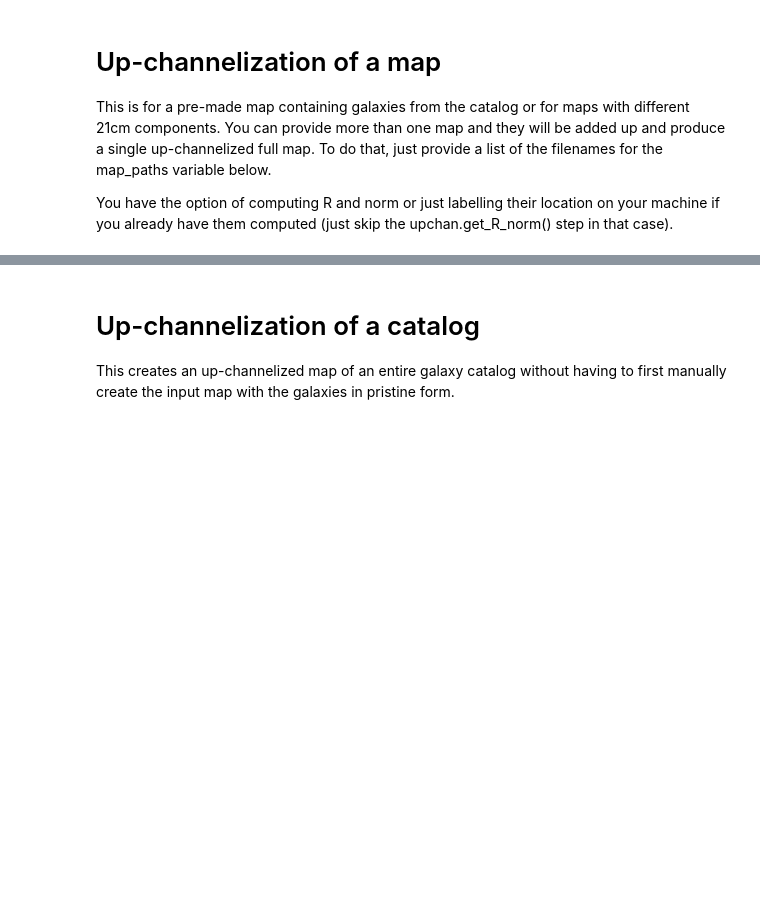
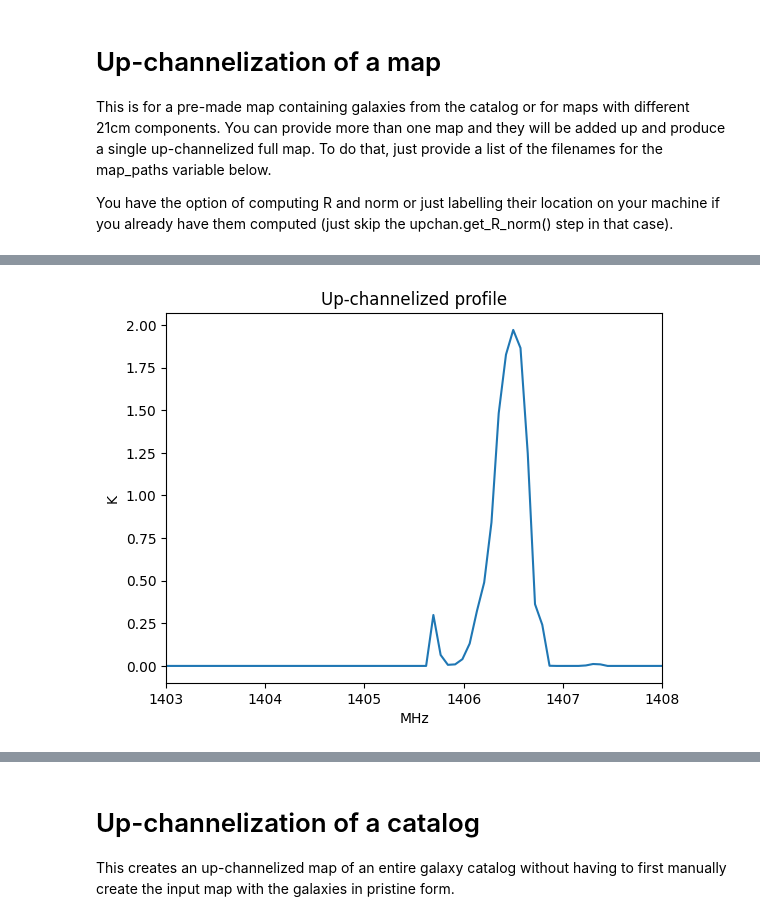
Before and after one commit to rebeccaceppas/H_GASP, a Jupyter notebook: tutorials/upchannelization.ipynb, the cells around one changed output, grey strips where cells are left out. Saved outputs shown, nothing was run; the diff lists cells and outputs as text; code cells hidden in the pictures; blank space fills up the shorter version.

```diff
--- a/tutorials/upchannelization.ipynb
+++ b/tutorials/upchannelization.ipynb
@@ -59,3 +62,21 @@ Channelized map saved at ./upchan/upchan_map.h5
+# %%
+# looking at result
+fff = h5py.File(output_directory+output_filename)
+upchan_map = fff['map'][:]
+farray = fff['index_map']['freq']
+freqs = [fi[0] for fi in farray]
+fff.close()
+
+gal_pix = np.argmax(upchan_map[20,0,:])
+
+plt.plot(freqs, upchan_map[:,0,gal_pix])
+plt.xlabel('MHz')
+plt.ylabel('K')
+plt.title('Up-channelized profile')
+plt.xlim(1403,1408)
+plt.show()
+# %% [output]
+[figure, added]
 # %%
 fff = h5py.File(map_paths)
 upchan_map = fff['map'][:]
```
Also changed, not shown: parts of 9 cells of this notebook, 1 other file.
